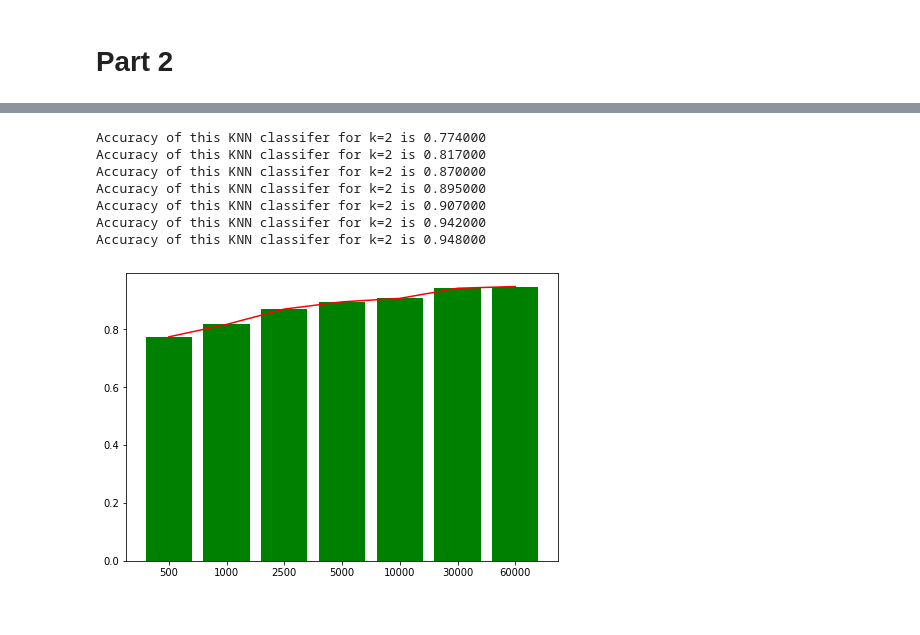
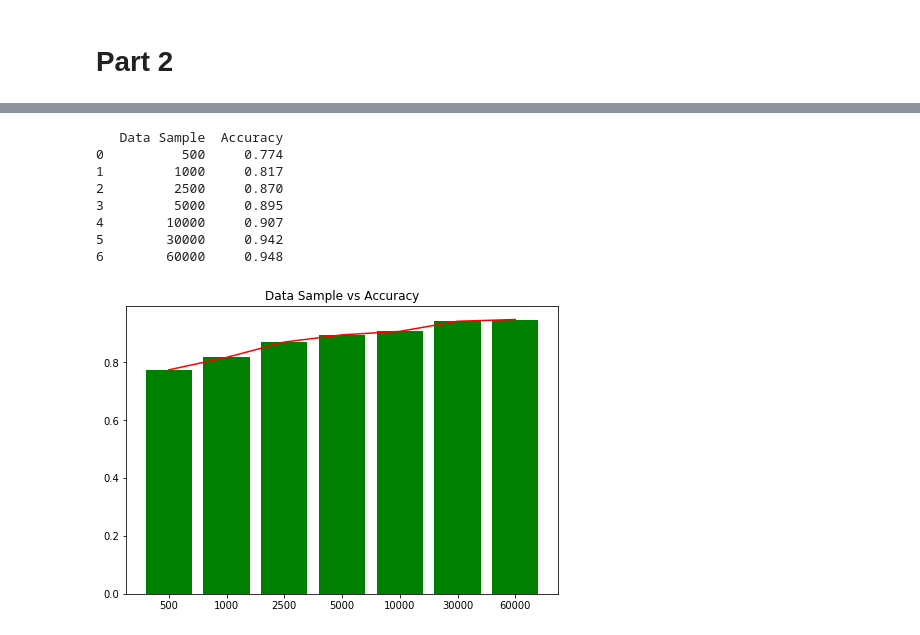
Before and after one commit to patelrajb6/KNN_classifer_implemented, a Jupyter notebook: rpate375-KNN.ipynb, the cells around one changed output, grey strips where cells are left out. Saved outputs shown, nothing was run; the diff lists cells and outputs as text; code cells hidden in the pictures.

```diff
--- a/rpate375-KNN.ipynb
+++ b/rpate375-KNN.ipynb
@@ -71,10 +71,12 @@ def k_nearest_neighbor(train_set,target_set,test_set,dist_type,k,**kwargs):
     return output
 
 
-def test_prediction_results(predicted_value, actual_value,k):
+def test_prediction_results(predicted_value, actual_value,k,**kwargs):
+    print_accuracy=kwargs.get('print_accuracy',True)
     predicted_value['Actual_label_value']=list(actual_value)
     accuracy=accuracy_score(predicted_value['predicted_label_value'],predicted_value['Actual_label_value'] )
-    print("Accuracy of this KNN classifer for k=%d is %f"%(k,accuracy))
+    if(print_accuracy):
+        print("Accuracy of this KNN classifer for k=%d is %f"%(k,accuracy))
     return (accuracy,k,predicted_value)
 
 def sklearn_knnClassifer(train,test,target,test_target,k):
@@ -215,31 +211,40 @@ train_data.head(7)
 # %%
+#function which computes the prediction for the datasets and returns a tuple  of predicted label,k and accuracy
 def mnist_prediction(train_data,test_data,num_train,num_test,k,**kwargs):
+    #if the we choose to do random voiting instead of majority voting
     random_voting=kwargs.get('random_voting',False)
+    #passing the train and test set to the classifier
     predicted_labels=k_nearest_neighbor(train_data.iloc[:num_train,1:],train_data.iloc[:num_train,0],test_data.iloc[:num_test,1:],'euclidean',2,random_voting=random_voting)
-    return test_prediction_results(predicted_labels,test_data.iloc[:num_test,0],k)
+    #predicted labels is a dataframe which has two features  actual label and predicted label
+    return test_prediction_results(predicted_labels,test_data.iloc[:num_test,0],k,print_accuracy=False)
 # %%
 %%time
-
+#list of input sizes
 list_of_inputs=[500,1000,2500,5000,10000,30000,60000]
 
+#getting the error for each of the sizes
 error_vs_training=[]
 for train_data_points in list_of_inputs:
     accuracy,k,predicted_value=mnist_prediction(train_data,test_data,train_data_points,1000,2)
     error_vs_training.append([train_data_points,accuracy])
-error_vs_training
+
 error_vs_training=pd.DataFrame(error_vs_training,columns=['Data Sample','Accuracy'])
+print(error_vs_training)
 #     print('for %d training set and %d test set with k=%d the accuracy is: %f'%(train_data_points,1000,k,accuracy))
+#plotting the figure
 fig = plt.figure()
 ax = fig.add_axes([0,0,1,1])
+ax.set_title("Data Sample vs Accuracy")
 ax.plot(error_vs_training['Data Sample'].apply(lambda x:str(x)),error_vs_training['Accuracy'],color='red')
 ax.bar(error_vs_training['Data Sample'].apply(lambda x:str(x)),error_vs_training['Accuracy'],color='green')
 plt.show()
 # %% [output]
-Accuracy of this KNN classifer for k=2 is 0.774000
-Accuracy of this KNN classifer for k=2 is 0.817000
-Accuracy of this KNN classifer for k=2 is 0.870000
-Accuracy of this KNN classifer for k=2 is 0.895000
-Accuracy of this KNN classifer for k=2 is 0.907000
-Accuracy of this KNN classifer for k=2 is 0.942000
-Accuracy of this KNN classifer for k=2 is 0.948000
+   Data Sample  Accuracy
+0          500     0.774
+1         1000     0.817
+2         2500     0.870
+3         5000     0.895
+4        10000     0.907
+5        30000     0.942
+6        60000     0.948
-[figure, old version]
+[figure, new version]
```
Also changed, not shown: parts of 11 cells of this notebook.
